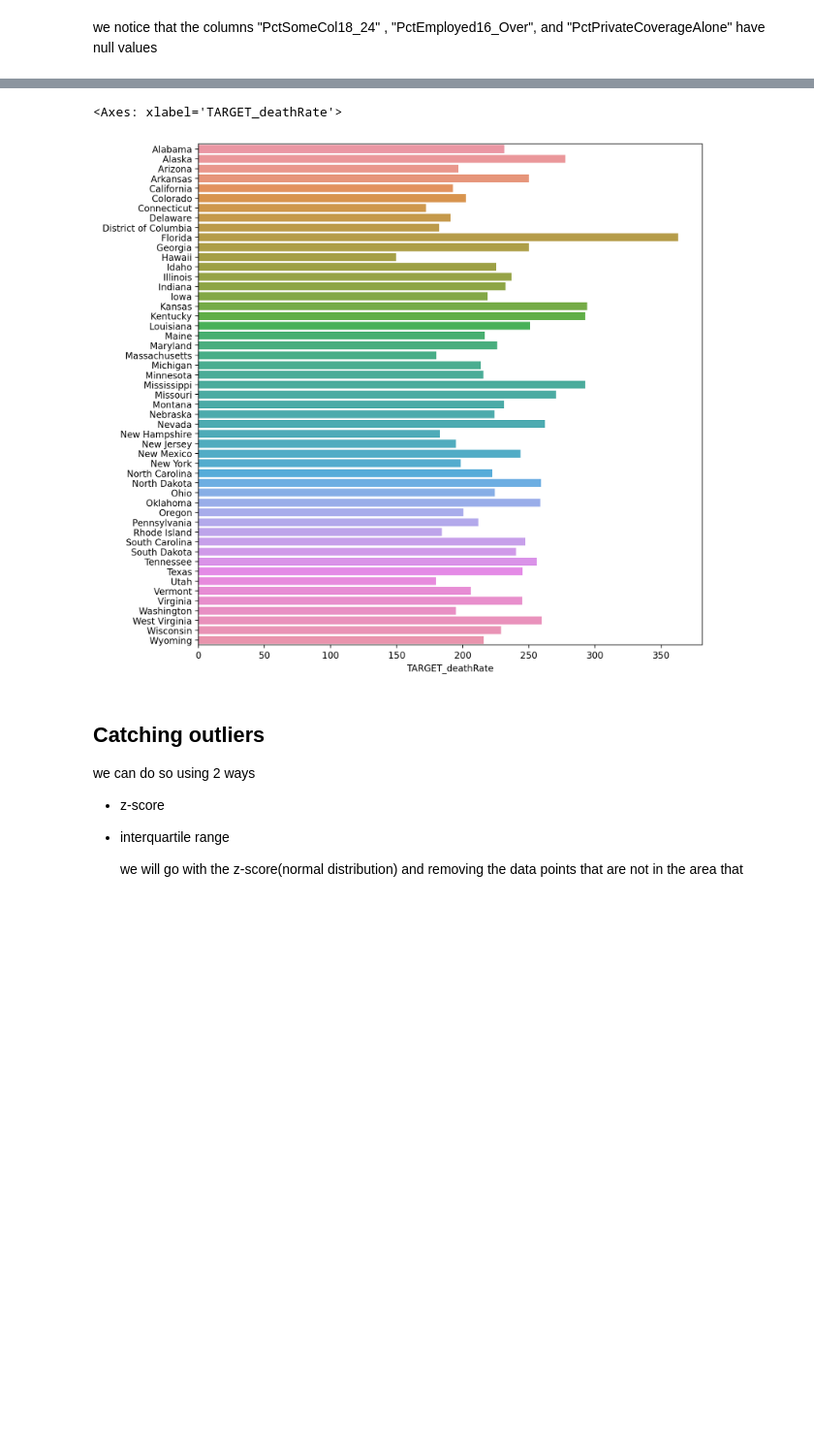
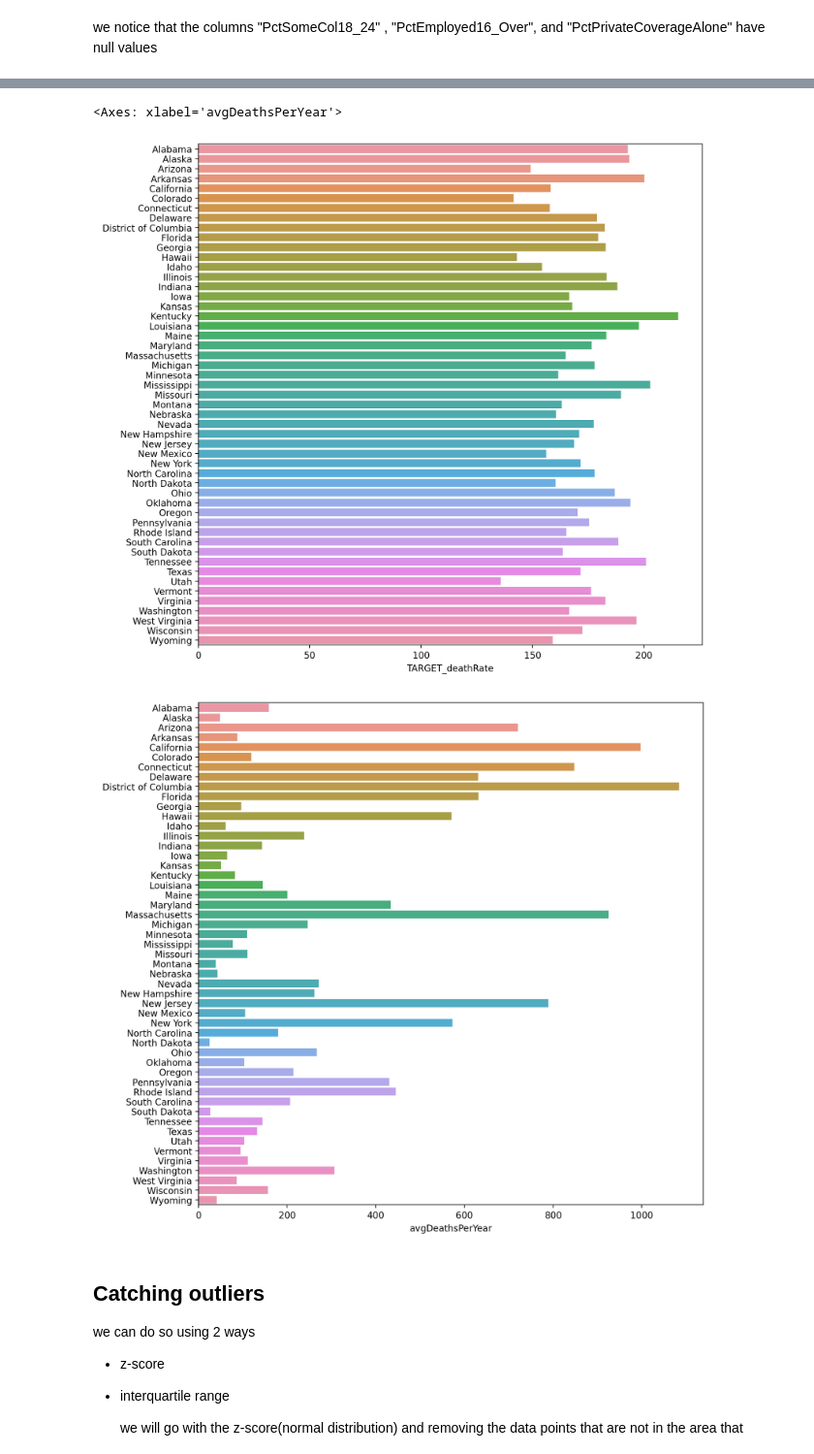
Before and after one commit to Medo072/statistics_project, a Jupyter notebook: Project.ipynb, the cells around one changed output, grey strips where cells are left out. Shown at 97% size. Cells and saved outputs as stored; diff of their text form; code cells hidden in the pictures; blank space fills up the shorter version.

```diff
--- a/Project.ipynb
+++ b/Project.ipynb
@@ -91,11 +91,15 @@ DF.fillna(0)
 # %%
 DF['City'] = DF['Geography'].str.split(',').str[1]
+DF['District'] = DF['Geography'].str.split(',').str[0]
 # %%
 plt.figure(figsize=(10, 10), dpi=200)
-sns.barplot(y=DF.sort_values(by='City')['City'].unique()[:], x=DF.groupby('City')['TARGET_deathRate'].max()[:])
+sns.barplot(y=DF.sort_values(by='City')['City'].unique()[:], x=DF.groupby('City')['TARGET_deathRate'].mean()[:])
+plt.figure(figsize=(10, 10), dpi=200)
+sns.barplot(y=DF.sort_values(by='City')['City'].unique()[:], x=DF.groupby('City')['avgDeathsPerYear'].mean()[:])
 # %% [output]
-<Axes: xlabel='TARGET_deathRate'>
+<Axes: xlabel='avgDeathsPerYear'>
-[figure, old version]
+[figure, new version]
+[figure, added]
 # %% [markdown]
 ## Catching outliers
 we can do so using 2 ways
```
Also changed, not shown: parts of 5 cells of this notebook.
